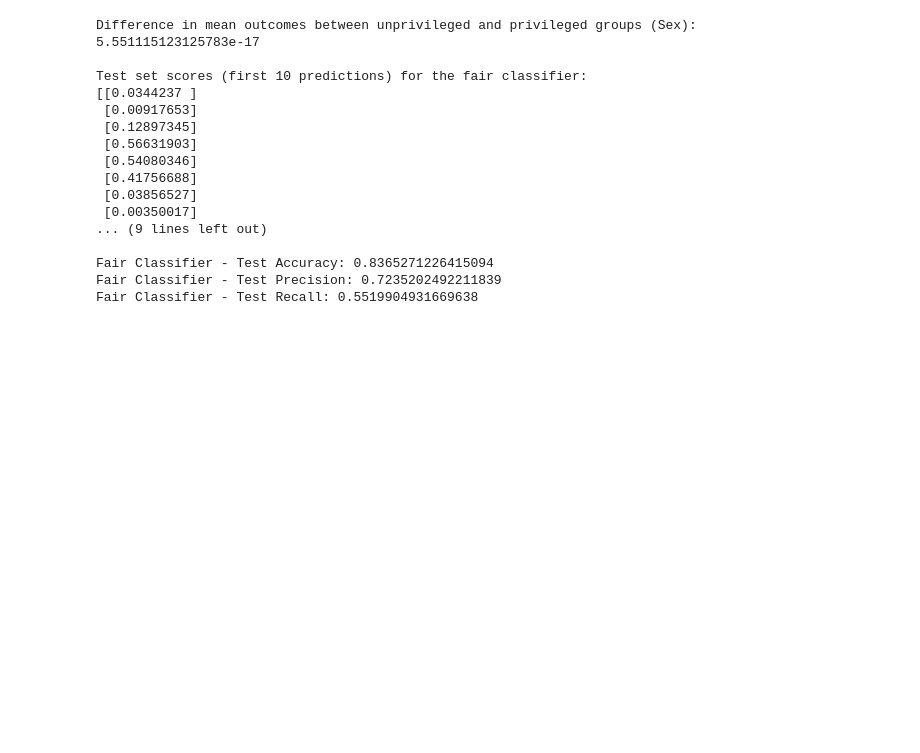
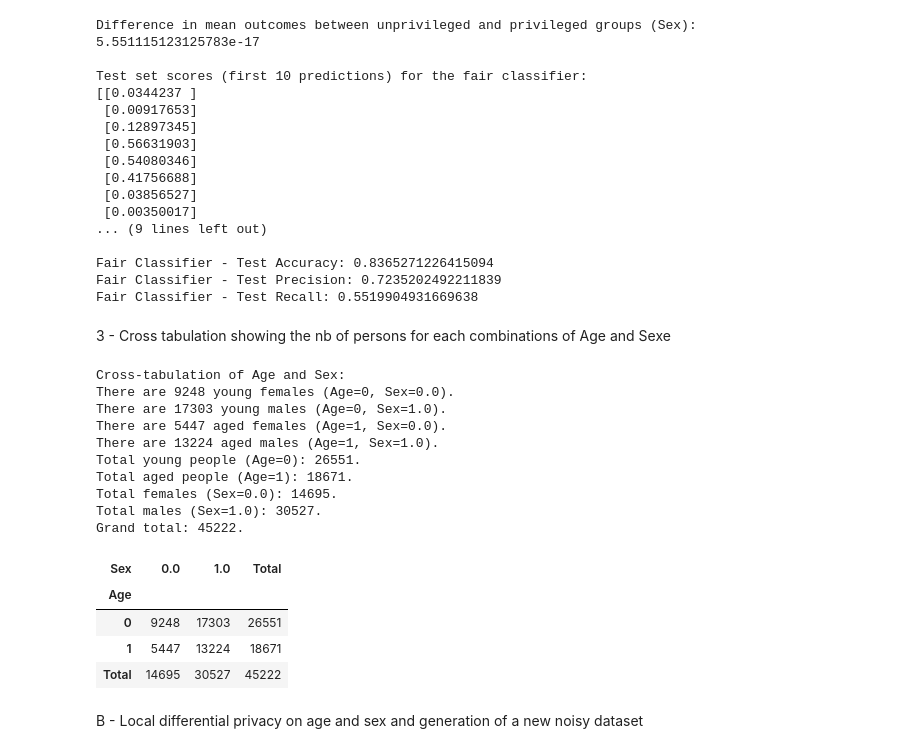
Before and after one commit to darkvador1/AI-Ethics, a Jupyter notebook: ethicsTest.ipynb, the cells around one changed output. Saved outputs shown, nothing was run; the diff lists cells and outputs as text; code cells hidden in the pictures; blank space fills up the shorter version.

Commit message:
Added practical + Privacy

```diff
--- a/ethicsTest.ipynb
+++ b/ethicsTest.ipynb
@@ -232,3 +241,51 @@ Test set scores (first 10 predictions) for the fair classifier:
 Fair Classifier - Test Accuracy: 0.8365271226415094
 Fair Classifier - Test Precision: 0.7235202492211839
 Fair Classifier - Test Recall: 0.5519904931669638
+# %% [markdown]
+3 - Cross tabulation showing the nb of persons for each combinations of Age and Sexe
+# %%
+import pandas as pd
+
+cross_tab = pd.crosstab(index=binarised['age'],  # Age (binarisé : 0=Jeune, 1=Âgé)
+                        columns=binarised['sex'],  # Sex (0=Femme, 1=Homme)
+                        rownames=['Age'],
+                        colnames=['Sex'])
+
+cross_tab['Total'] = cross_tab.sum(axis=1)  # Totaux des lignes
+cross_tab.loc['Total'] = cross_tab.sum(axis=0)  # Totaux des colonnes
+
+# Afficher la cross-tabulation
+print("\nCross-tabulation of Age and Sex:")
+cross_tabulation_frame = pd.DataFrame(cross_tab)
+
+print(f"There are {cross_tab[0.0][0]} young females (Age=0, Sex=0.0).")
+print(f"There are {cross_tab[1.0][0]} young males (Age=0, Sex=1.0).")
+print(f"There are {cross_tab[0.0][1]} aged females (Age=1, Sex=0.0).")
+print(f"There are {cross_tab[1.0][1]} aged males (Age=1, Sex=1.0).")
+
+print(f"Total young people (Age=0): {cross_tab['Total'][0]}.")
+print(f"Total aged people (Age=1): {cross_tab['Total'][1]}.")
+
+print(f"Total females (Sex=0.0): {cross_tab[0.0]['Total']}.")
+print(f"Total males (Sex=1.0): {cross_tab[1.0]['Total']}.")
+print(f"Grand total: {cross_tab['Total']['Total']}.")
+
+cross_tabulation_frame
+# %% [output]
+Cross-tabulation of Age and Sex:
+There are 9248 young females (Age=0, Sex=0.0).
+There are 17303 young males (Age=0, Sex=1.0).
+There are 5447 aged females (Age=1, Sex=0.0).
+There are 13224 aged males (Age=1, Sex=1.0).
+Total young people (Age=0): 26551.
+Total aged people (Age=1): 18671.
+Total females (Sex=0.0): 14695.
+Total males (Sex=1.0): 30527.
+Grand total: 45222.
+| Sex | 0.0 | 1.0 | Total |
+| Age |  |  |  |
+| 0 | 9248 | 17303 | 26551 |
+| 1 | 5447 | 13224 | 18671 |
+| Total | 14695 | 30527 | 45222 |
+# %% [markdown]
+B - Local differential privacy on age and sex and generation of a new noisy dataset
```
Also changed, not shown: parts of 8 cells of this notebook, 2 other files.
